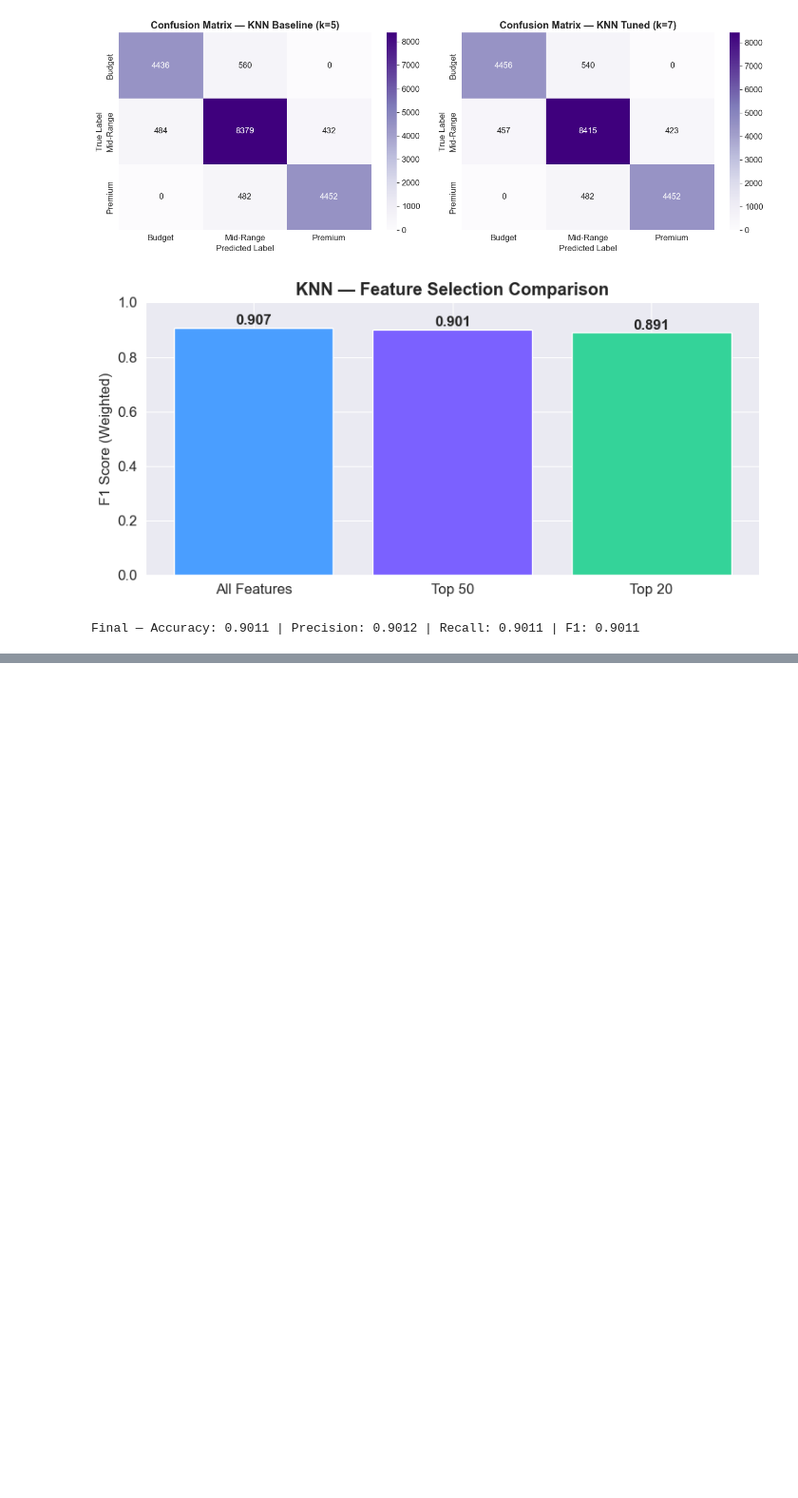
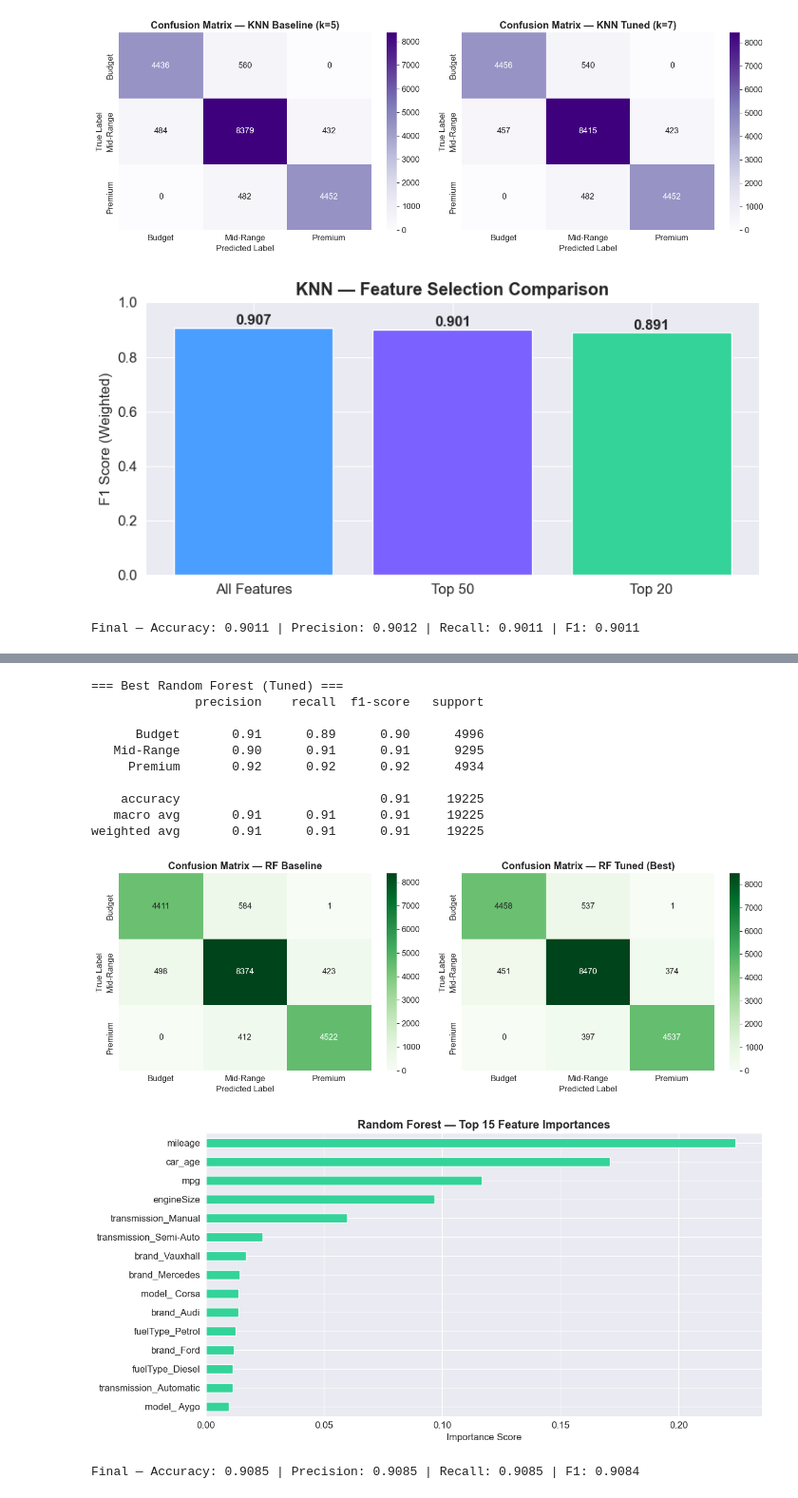
Before and after one commit to ErinaTernava/AutoValue, a Jupyter notebook: notebooks/classifications.ipynb, the cells around one changed output, grey strips where cells are left out. Shown at 95% size. Drawn from its saved outputs; the diff is of its cells as text; code cells hidden in the pictures; blank space fills up the shorter version.

Commit message:
creating changes for classifications /greta

```diff
--- a/notebooks/classifications.ipynb
+++ b/notebooks/classifications.ipynb
@@ -421,3 +421,14 @@ weighted avg       0.90      0.90      0.90     19225
 [figure]
 [figure]
 Final — Accuracy: 0.9011 | Precision: 0.9012 | Recall: 0.9011 | F1: 0.9011
+# %%
+# Baseline Random Forest
+rf_base = RandomForestClassifier(n_estimators=100, random_state=42, n_jobs=-1)
+rf_base.fit(X_train, y_train)
+rf_base_pred = rf_base.predict(X_test)
+
+print("=== Baseline Random Forest ===")
+print(f"  Accuracy:  {accuracy_score(y_test, rf_base_pred):.4f}")
+print(f"  Precision: {precision_score(y_test, rf_base_pred, average='weighted'):.4f}")
+print(f"  Recall:    {recall_score(y_test, rf_base_pred, average='weighted'):.4f}")
+print(f"  F1:        {f1_score(y_test, rf_base_pred, average='weighted'):.4f}")
@@ -423,0 +468,58 @@ Final — Accuracy: 0.9011 | Precision: 0.9012 | Recall: 0.9011 | F1: 0.9011
+# %%
+# Evaluate best Random Forest
+rf_best = grid_rf.best_estimator_
+rf_pred = rf_best.predict(X_test)
+
+print("=== Best Random Forest (Tuned) ===")
+print(classification_report(y_test, rf_pred, target_names=['Budget', 'Mid-Range', 'Premium']))
+
+# Confusion matrix
+fig, axes = plt.subplots(1, 2, figsize=(14, 5))
+class_names = ['Budget', 'Mid-Range', 'Premium']
+
+for ax, (preds, title) in zip(axes, [
+    (rf_base_pred, 'RF Baseline'),
+    (rf_pred,      'RF Tuned (Best)')
+]):
+    cm = confusion_matrix(y_test, preds)
+    sns.heatmap(cm, annot=True, fmt='d', cmap='Greens',
+                xticklabels=class_names, yticklabels=class_names, ax=ax)
+    ax.set_title(f'Confusion Matrix — {title}', fontweight='bold')
+    ax.set_ylabel('True Label')
+    ax.set_xlabel('Predicted Label')
+
+plt.tight_layout()
+plt.savefig('plots/07_rf_confusion_matrices.png', dpi=150, bbox_inches='tight')
+plt.show()
+
+# Feature importance from Random Forest
+importances = pd.Series(rf_best.feature_importances_, index=X_train.columns)
+top_rf = importances.nlargest(15)
+
+plt.figure(figsize=(12, 6))
+top_rf.sort_values().plot(kind='barh', color='#34d399', edgecolor='white')
+plt.title('Random Forest — Top 15 Feature Importances', fontweight='bold')
+plt.xlabel('Importance Score')
+plt.tight_layout()
+plt.savefig('plots/08_rf_feature_importance.png', dpi=150, bbox_inches='tight')
+plt.show()
+
+rf_accuracy  = accuracy_score(y_test, rf_pred)
+rf_precision = precision_score(y_test, rf_pred, average='weighted')
+rf_recall    = recall_score(y_test, rf_pred, average='weighted')
+rf_f1        = f1_score(y_test, rf_pred, average='weighted')
+print(f"Final — Accuracy: {rf_accuracy:.4f} | Precision: {rf_precision:.4f} | Recall: {rf_recall:.4f} | F1: {rf_f1:.4f}")
+# %% [output]
+=== Best Random Forest (Tuned) ===
+              precision    recall  f1-score   support
+
+      Budget       0.91      0.89      0.90      4996
+   Mid-Range       0.90      0.91      0.91      9295
+     Premium       0.92      0.92      0.92      4934
+
+    accuracy                           0.91     19225
+   macro avg       0.91      0.91      0.91     19225
+weighted avg       0.91      0.91      0.91     19225
+[figure, added]
+[figure, added]
+Final — Accuracy: 0.9085 | Precision: 0.9085 | Recall: 0.9085 | F1: 0.9084
```
Also changed, not shown: parts of 9 cells of this notebook, 6 other files.
